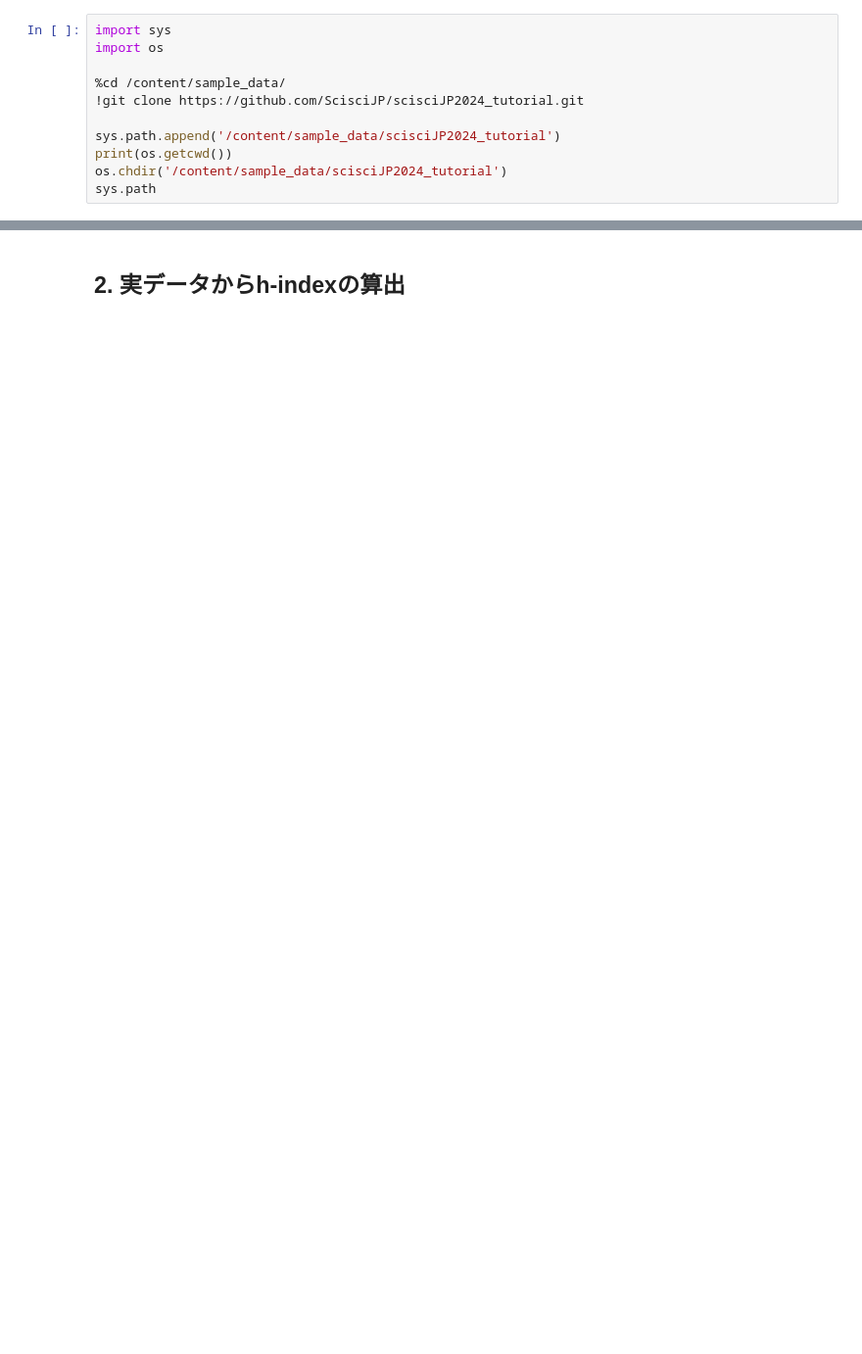
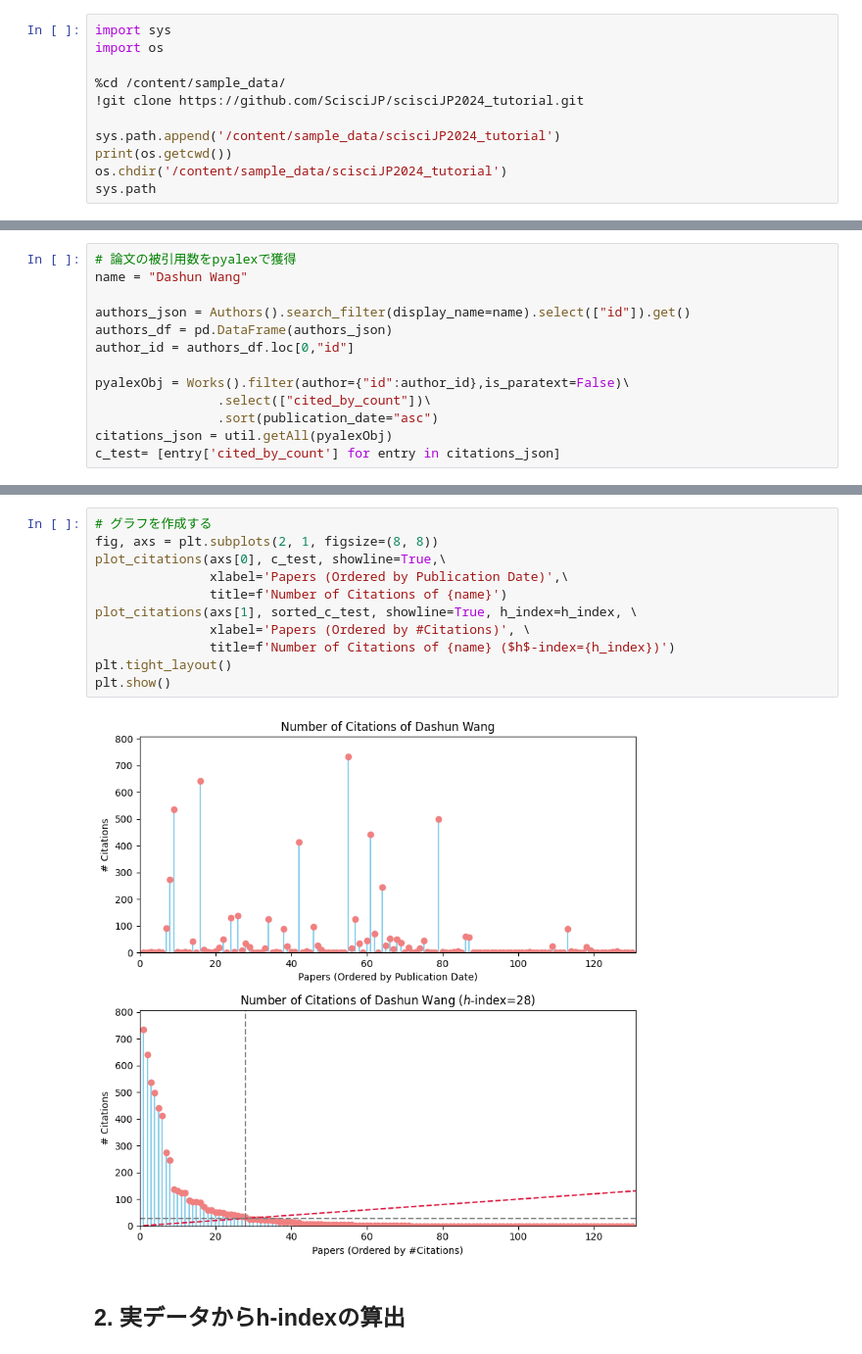
Before and after one commit to ScisciJP/tutorial_jp, a Jupyter notebook: 4-H-index.ipynb, the cells around one changed output, grey strips where cells are left out. Shown at 98% size. Saved outputs shown, nothing was run; the diff lists cells and outputs as text; blank space fills up the shorter version.

```diff
--- a/4-H-index.ipynb
+++ b/4-H-index.ipynb
@@ -85,0 +104,13 @@ The h-index of the researcher is: 3
+# %%
+# 論文の被引用数をpyalexで獲得
+name = "Dashun Wang"
+
+authors_json = Authors().search_filter(display_name=name).select(["id"]).get()
+authors_df = pd.DataFrame(authors_json)
+author_id = authors_df.loc[0,"id"]
+
+pyalexObj = Works().filter(author={"id":author_id},is_paratext=False)\
+                .select(["cited_by_count"])\
+                .sort(publication_date="asc")
+citations_json = util.getAll(pyalexObj)
+c_test= [entry['cited_by_count'] for entry in citations_json]
@@ -86,2 +134,15 @@ The h-index of the researcher is: 3
+# %%
+# グラフを作成する
+fig, axs = plt.subplots(2, 1, figsize=(8, 8))
+plot_citations(axs[0], c_test, showline=True,\
+               xlabel='Papers (Ordered by Publication Date)',\
+               title=f'Number of Citations of {name}')
+plot_citations(axs[1], sorted_c_test, showline=True, h_index=h_index, \
+               xlabel='Papers (Ordered by #Citations)', \
+               title=f'Number of Citations of {name} ($h$-index={h_index})')
+plt.tight_layout()
+plt.show()
+# %% [output]
+[figure, added]
 # %% [markdown]
 ## 2. 実データからh-indexの算出
```
Also changed, not shown: parts of 58 cells of this notebook.
